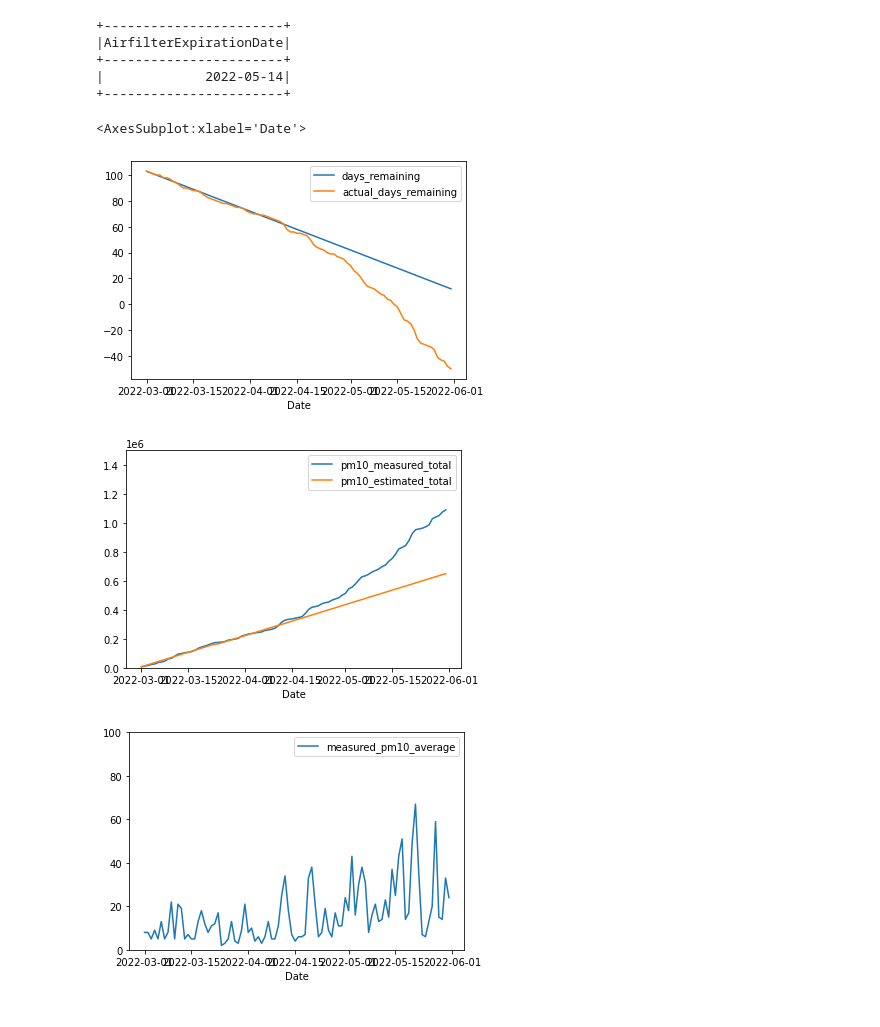
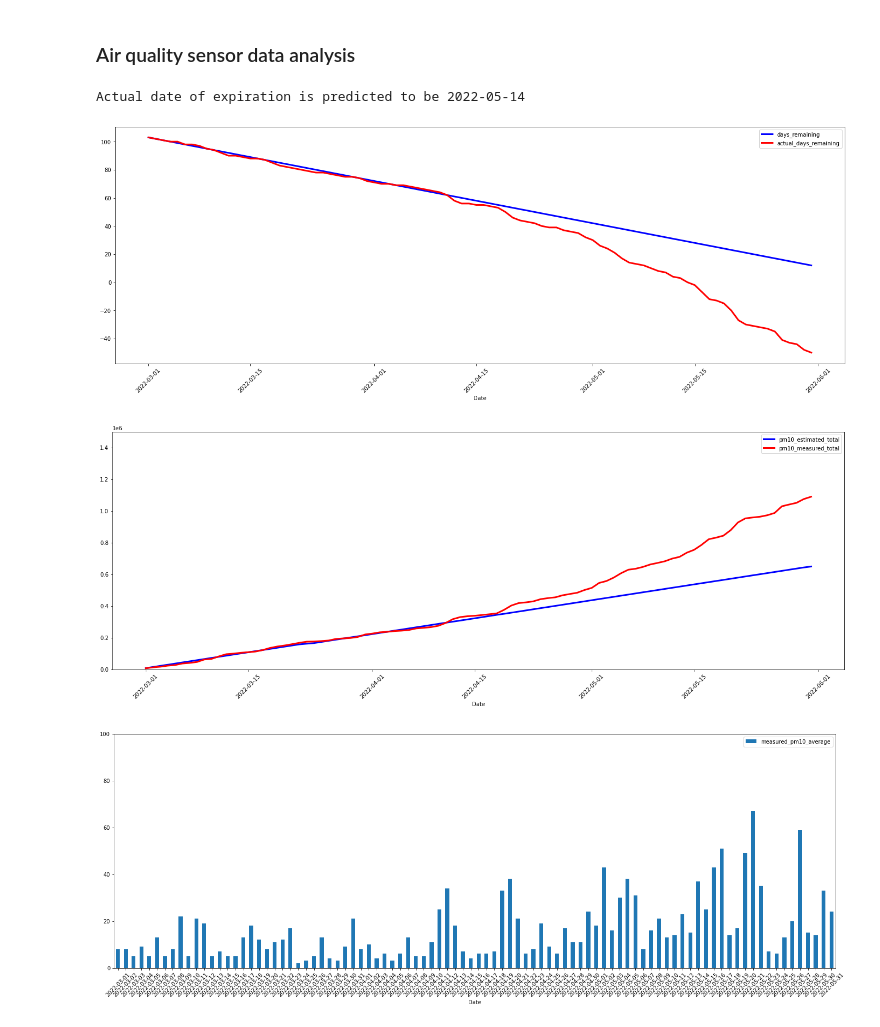
Before and after one commit to TakudzwaMzembegwa/BDE, a Jupyter notebook: dataAnalysis.ipynb, the cells around one changed output. Saved outputs shown, nothing was run; the diff lists cells and outputs as text; code cells hidden in the pictures.

```diff
--- a/dataAnalysis.ipynb
+++ b/dataAnalysis.ipynb
@@ -94,0 +207,4 @@ pmmaxdate.show()
+# %%
+plt.title('CORRELATION PLOT')
+plt.rcParams['figure.figsize'] = (15, 15)
+sns.heatmap(data.corr(), annot= True, cmap = 'Blues', fmt='.2g')
@@ -95,39 +214,45 @@ pmmaxdate.show()
+# %% [markdown]
+### Air quality sensor data analysis
 # %%
 # Do the math
 aqdata2=aqdata.groupBy(to_date("timestamp").alias("tdate")).agg(sum("PM10").alias("PM10_SUM"),count("timestamp").alias("num_count"),avg("PM10").alias("PM_10_avg"))
 
-aqdata2=aqdata2.withColumn('estpartPM10',((col('num_count') * lit(10)))).withColumn('estdiff',((col('PM10_SUM') - col('num_count') * lit(10))))
+aqdata2=aqdata2.withColumn('estpartPM10',((col('num_count') * lit(rpm10)))).withColumn('estdiff',((col('PM10_SUM') - col('num_count') * lit(rpm10))))
 
 aqdata2=aqdata2.orderBy(col("tdate"))
 windowSpec=Window.partitionBy().orderBy("tdate")
 windowSpec2=Window.partitionBy().orderBy("tdate").rowsBetween(Window.unboundedPreceding,Window.currentRow)
 aqdata2=aqdata2.withColumn("days_used",row_number().over(windowSpec))
 aqdata2=aqdata2.withColumn("pm10_rolling_total", sum("PM10_SUM").over(windowSpec2)) \
                 .withColumn("estpm10_rolling_total", sum("estpartPM10").over(windowSpec2)) \
                 .withColumn("estdiff_rolling_total", sum("estdiff").over(windowSpec2))
 aqdata2=aqdata2.withColumn("days_remaining", lit(expected_days) - col("days_used"))
 aqdata2=aqdata2.withColumn("actual_days_remaining", col("days_remaining") - (col("estdiff_rolling_total")/(col("estpm10_rolling_total")/col("days_used"))))
 #aqdata2.show()
 aqdata3=aqdata2.select(col("tdate").alias("Date"),col("days_remaining"), \
                col("actual_days_remaining").cast('int'), \
                col("pm10_rolling_total").cast('int').alias("pm10_measured_total"), \
                col("estpm10_rolling_total").cast('int').alias("pm10_estimated_total"), \
                col("PM_10_avg").cast('int').alias("measured_pm10_average")
                )
-aqdata3.filter(aqdata3['actual_days_remaining']==0).select(first(col("Date")).alias("AirfilterExpirationDate")).show()
 
+act_expdate=aqdata3.filter(aqdata3['actual_days_remaining']==0).select(first(col("Date")).alias("AirfilterExpirationDate")).toPandas()
+
+act_expdate=pd.to_datetime(act_expdate.values[0])
+
+print('Actual date of expiration is predicted to be ' + act_expdate.item().strftime('%Y-%m-%d'))
 # plot the graphs
 aqdata4=aqdata3.toPandas()
-aqdata4.plot(x='Date',y=['days_remaining','actual_days_remaining'])
-aqdata4.plot(x='Date',y=['pm10_measured_total','pm10_estimated_total'],ylim=(0,1500000))
-aqdata4.plot(x='Date',y='measured_pm10_average',ylim=(0,100))
+
+plt1 = aqdata4.plot(figsize=(24,8),x='Date',y=['days_remaining','actual_days_remaining'],color=['blue','red'],linewidth=3.0)
+plt2 = aqdata4.plot(figsize=(24,8),x='Date',y=['pm10_estimated_total','pm10_measured_total'],ylim=(0,1500000),color=['blue','red'],linewidth=3.0)
+plt3 = aqdata4.plot.bar(figsize=(24,8),x='Date',y='measured_pm10_average',ylim=(0,100))
+
+plt1.tick_params('x', labelrotation=45)
+plt2.tick_params('x', labelrotation=45)
+plt3.tick_params('x', labelrotation=45)
 # %% [output]
-+-----------------------+
-|AirfilterExpirationDate|
-+-----------------------+
-|             2022-05-14|
-+-----------------------+
+Actual date of expiration is predicted to be 2022-05-14
-<AxesSubplot:xlabel='Date'>
-[figure, old version]
+[figure, new version]
-[figure, old version]
+[figure, new version]
-[figure, old version]
+[figure, new version]
```
Also changed, not shown: parts of 28 cells of this notebook.
